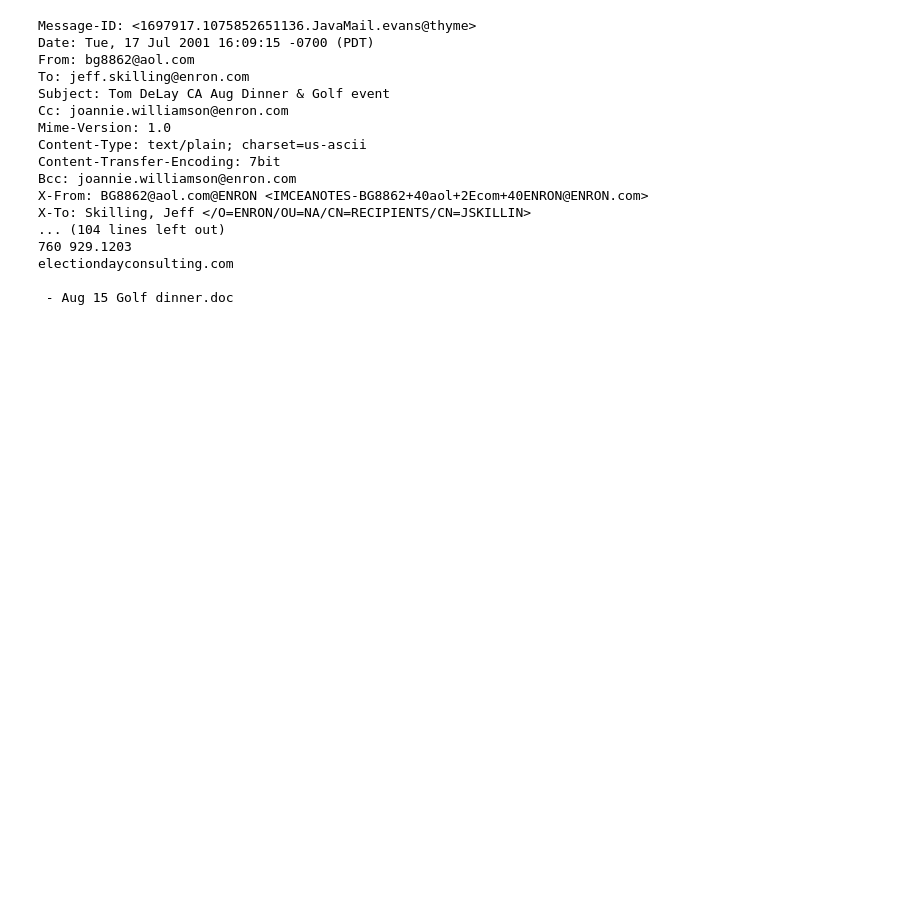
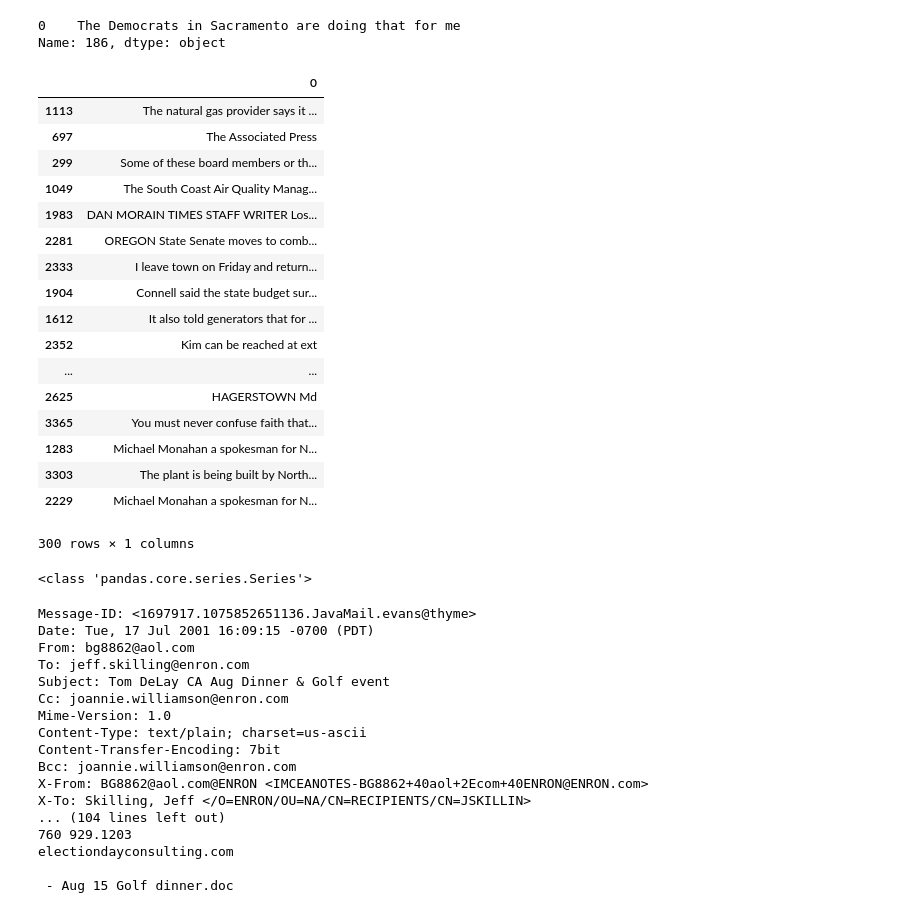
Before and after one commit to georgetao/extraction, a Jupyter notebook: notebooks/Extract_Negative_Samples.ipynb, the cells around one changed output. Cells and saved outputs as stored; diff of their text form; code cells hidden in the pictures; blank space fills up the shorter version.

```diff
--- a/notebooks/Extract_Negative_Samples.ipynb
+++ b/notebooks/Extract_Negative_Samples.ipynb
@@ -15,32 +28,0 @@ True
-# %%
-list2 = []
-sample_list = test
-for element in sample_list:
-    list2.append(element.replace("\n", ""))
-print(list2)
-# %%
-# ***** LEGIT ***** #
-lines = []  # store for your lines
-prefixes = ('Message-ID:', 'Cc: ','----------------------','SRS\n----------------------')
-final_list = []
-
-# Directory that the .txt files are being pulled from
-files = glob.glob("../data/enron_with_categories/3/*.txt")
-
-for fle in files:
-    with open(fle) as f:
-        data = f.read()
-        lines += tokenizer.tokenize(data)
-
-for sentence in lines[:]:
-    if sentence.startswith(prefixes):
-        lines.remove(sentence)
-
-for element in lines:
-    final_list.append(element.replace("\n", ""))
-
-# for element in final_list:
-#     final_list.append(element.replace("*Re:", ""))
-
-print(final_list)
-print(len(final_list))
@@ -76,0 +117,28 @@ pd.set_option('display.max_colwidth',-1)
+# %%
+print(df.iloc[186])
+# %% [output]
+0    The Democrats in Sacramento are doing that for me
+Name: 186, dtype: object
+# %%
+subset_300 = df.sample(300)
+# %%
+subset_300
+# %% [output]
+|  | 0 |
+| 1113 | The natural gas provider says it ... |
+| 697 | The Associated Press |
+| 299 | Some of these board members or th... |
+| 1049 | The South Coast Air Quality Manag... |
+| 1983 | DAN MORAIN TIMES STAFF WRITER Los... |
+| 2281 | OREGON State Senate moves to comb... |
+| 2333 | I leave town on Friday and return... |
+| 1904 | Connell said the state budget sur... |
+| 1612 | It also told generators that for ... |
+| 2352 | Kim can be reached at ext |
+| ... | ... |
+| 2625 | HAGERSTOWN Md |
+| 3365 | You must never confuse faith that... |
+| 1283 | Michael Monahan a spokesman for N... |
+| 3303 | The plant is being built by North... |
+| 2229 | Michael Monahan a spokesman for N... |
+300 rows × 1 columns
@@ -76,0 +147,5 @@ pd.set_option('display.max_colwidth',-1)
+# %%
+# TESTING: Use this to index specific rows from the dataset
+print(type(df.iloc[28]))
+# %% [output]
+<class 'pandas.core.series.Series'>
```
Also changed, not shown: parts of 14 cells of this notebook.
